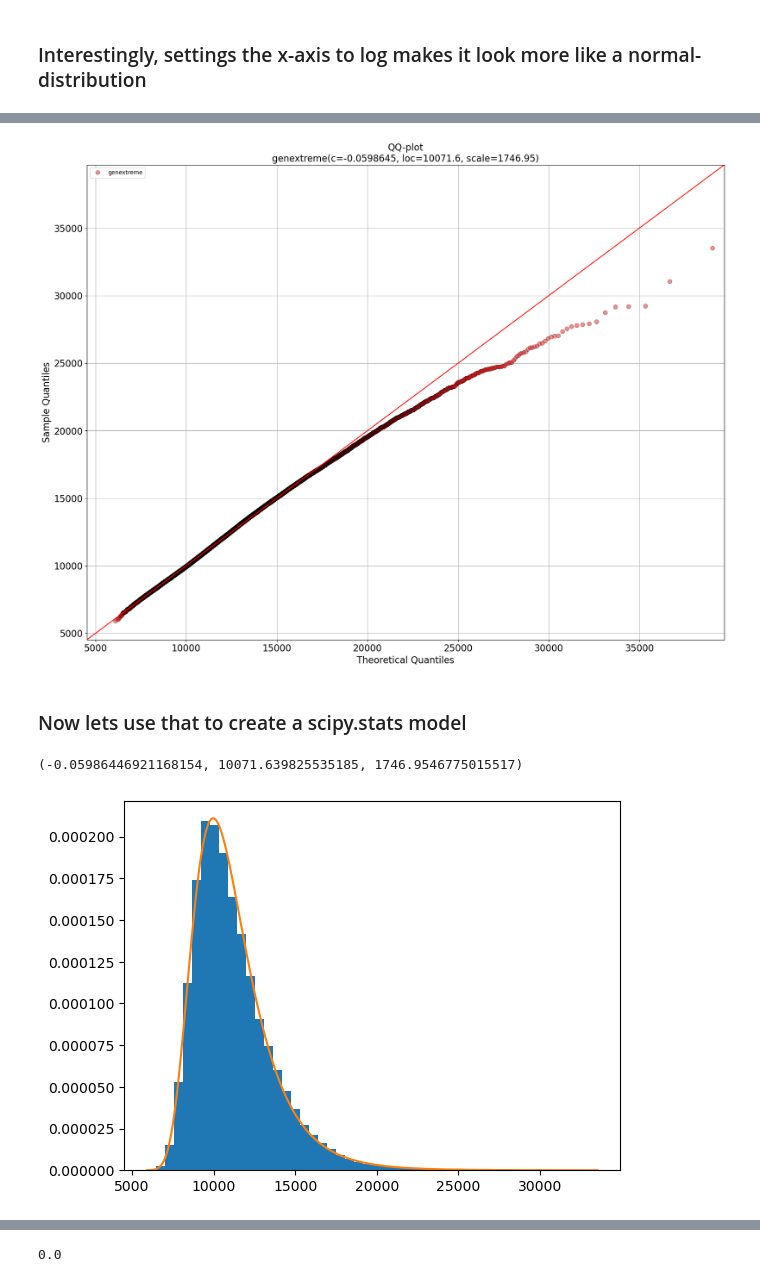
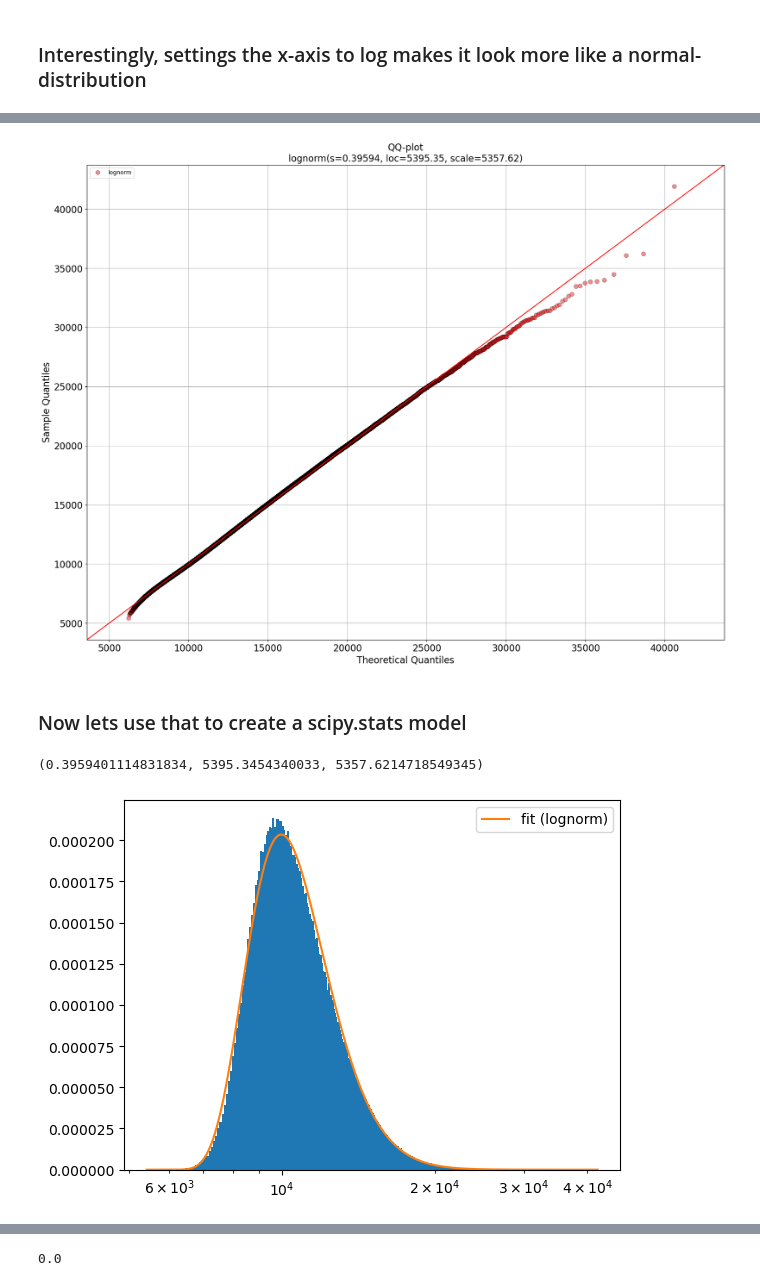
Before and after one commit to sebas-fontys/OR5-paintshop, a Jupyter notebook: test_solution_space.ipynb, the cells around one changed output, grey strips where cells are left out. Saved outputs shown, nothing was run; the diff lists cells and outputs as text; code cells hidden in the pictures.

```diff
--- a/test_solution_space.ipynb
+++ b/test_solution_space.ipynb
@@ -73,7 +73,7 @@ if missing_sample_count > 0:
         samples_to_generate = min(sample_batch_size, missing_sample_count)
 
         t0 = time()
-        samples += [generator.get_schedule().cost for _ in range(samples_to_generate)]
+        samples += [generator.generate().cost for _ in range(samples_to_generate)]
         print(f"{len(samples)} | {time() - t0:.2f}s")
 
     # Save samples
@@ -125,6 +105,0 @@ plt.show()
-# %%
-import numpy as np
-import scipy.stats as stats
-
-shape_a, shape_b, loc, scale = stats.f.fit(samples)
-print(shape_a, shape_b, loc, scale)
@@ -143,7 +109,7 @@ plt.show()
 from distfit import distfit
 
 # Initialize distfit
-dist = distfit(boots = 10)
+dist = distfit(n_boots=10)
 
 # Determine best-fitting probability distribution for data
 dist.fit_transform(np.array(samples))
@@ -167,19 +166,25 @@ plt.show()
 dist.qqplot(np.array(samples))
 plt.show()
 # %% [output]
-[figure, old version]
+[figure, new version]
 # %% [markdown]
 ### Now lets use that to create a scipy.stats model
 # %%
 params = dist.model["params"]
 params
 # %% [output]
-(-0.05986446921168154, 10071.639825535185, 1746.9546775015517)
+(0.3959401114831834, 5395.3454340033, 5357.6214718549345)
 # %%
-model = stats.genextreme
+# model = stats.genextreme
+from scipy import stats
 
-plt.hist(samples, bins = 50, density = True)
-plt.plot(xs, model.pdf(xs, *params))
+xs = np.linspace(min(samples), max(samples), 1000)
+model = stats.lognorm
+
+plt.hist(samples, bins = 500, density = True)
+plt.plot(xs, model.pdf(xs, *params), label = f'fit ({model.name})')
+plt.legend()
+plt.xscale('log')
 plt.show()
 # %% [output]
-[figure, old version]
+[figure, new version]
```
Also changed, not shown: parts of 16 cells of this notebook, 45 other files.
